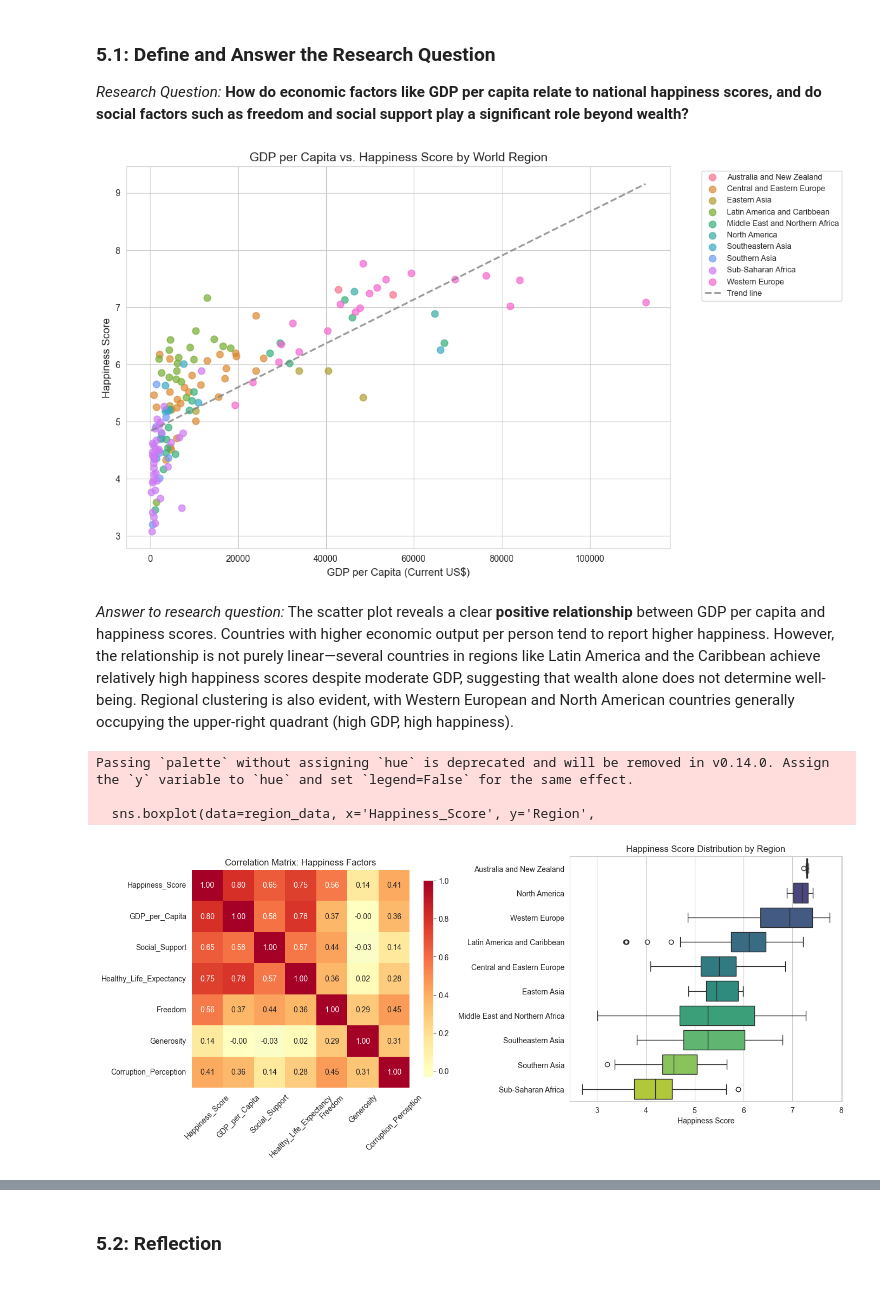
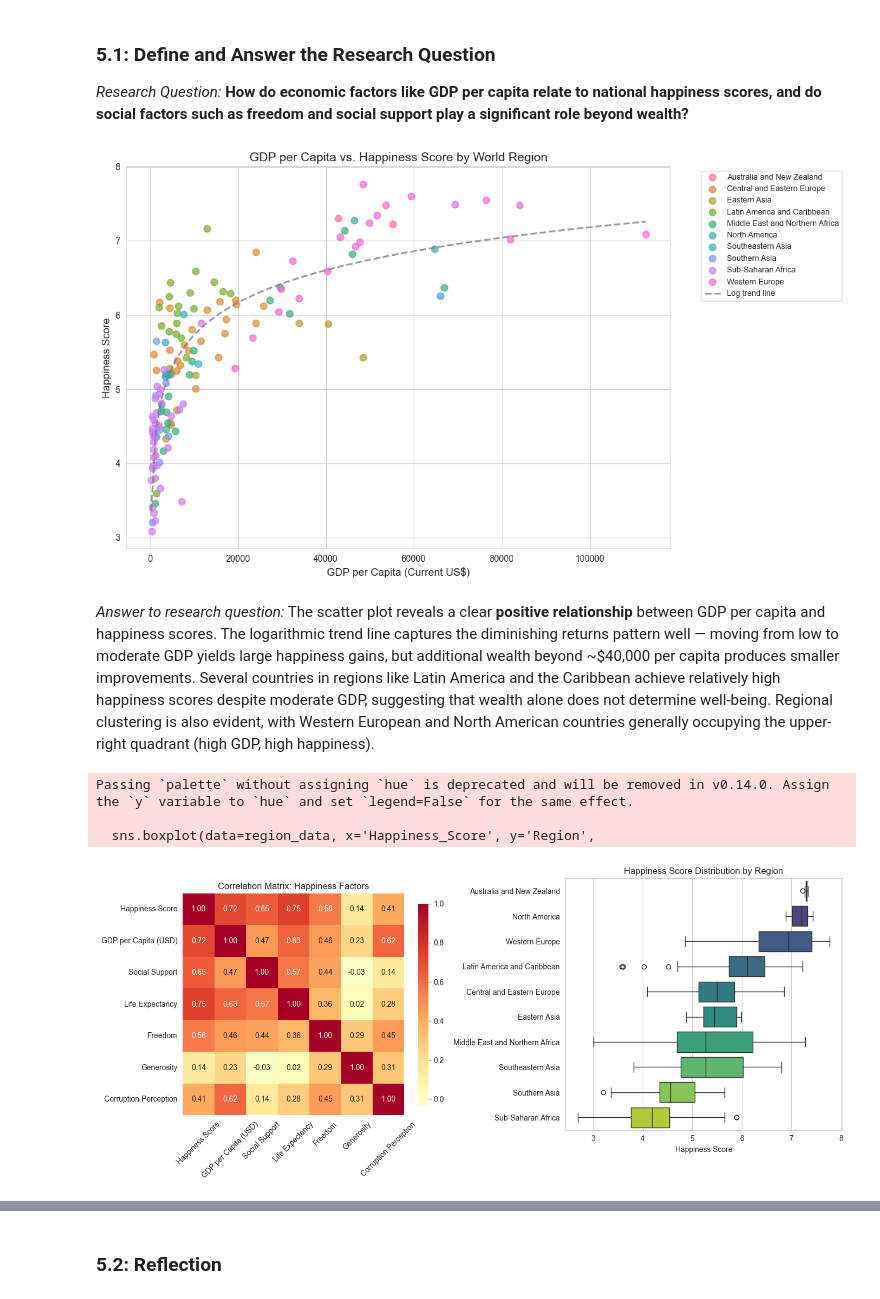
Before and after one commit to trwilcoxson/udacity-data-wrangling, a Jupyter notebook: wrangle_act.ipynb, the cells around one changed output, grey strips where cells are left out. Saved outputs shown, nothing was run; the diff lists cells and outputs as text; code cells hidden in the pictures.

```diff
--- a/wrangle_act.ipynb
+++ b/wrangle_act.ipynb
@@ -776,12 +776,13 @@ for i, region in enumerate(sorted(regions)):
     ax.scatter(subset['GDP_per_Capita_USD'], subset['Happiness_Score'],
                label=region, alpha=0.7, s=60, color=colors[i])
 
-# Add trend line across all data
+# Add logarithmic trend line (better captures diminishing returns of wealth on happiness)
 valid = latest.dropna(subset=['GDP_per_Capita_USD', 'Happiness_Score'])
-z = np.polyfit(valid['GDP_per_Capita_USD'], valid['Happiness_Score'], 1)
+valid_pos = valid[valid['GDP_per_Capita_USD'] > 0]
+z = np.polyfit(np.log(valid_pos['GDP_per_Capita_USD']), valid_pos['Happiness_Score'], 1)
 p = np.poly1d(z)
-x_range = np.linspace(valid['GDP_per_Capita_USD'].min(), valid['GDP_per_Capita_USD'].max(), 100)
-ax.plot(x_range, p(x_range), '--', color='gray', alpha=0.8, linewidth=2, label='Trend line')
+x_range = np.linspace(valid_pos['GDP_per_Capita_USD'].min(), valid_pos['GDP_per_Capita_USD'].max(), 100)
+ax.plot(x_range, p(np.log(x_range)), '--', color='gray', alpha=0.8, linewidth=2, label='Log trend line')
 
 ax.set_xlabel('GDP per Capita (Current US$)', fontsize=12)
 ax.set_ylabel('Happiness Score', fontsize=12)
@@ -791,41 +792,47 @@ plt.tight_layout()
 plt.savefig('visual1_gdp_vs_happiness.png', dpi=150, bbox_inches='tight')
 plt.show()
 # %% [output]
-[figure, old version]
+[figure, new version]
 # %% [markdown]
-*Answer to research question:* The scatter plot reveals a clear **positive relationship** between GDP per capita and happiness scores. Countries with higher economic output per person tend to report higher happiness. However, the relationship is not purely linear—several countries in regions like Latin America and the Caribbean achieve relatively high happiness scores despite moderate GDP, suggesting that wealth alone does not determine well-being. Regional clustering is also evident, with Western European and North American countries generally occupying the upper-right quadrant (high GDP, high happiness).
+*Answer to research question:* The scatter plot reveals a clear **positive relationship** between GDP per capita and happiness scores. The logarithmic trend line captures the diminishing returns pattern well — moving from low to moderate GDP yields large happiness gains, but additional wealth beyond ~$40,000 per capita produces smaller improvements. Several countries in regions like Latin America and the Caribbean achieve relatively high happiness scores despite moderate GDP, suggesting that wealth alone does not determine well-being. Regional clustering is also evident, with Western European and North American countries generally occupying the upper-right quadrant (high GDP, high happiness).
 # %%
-# Visual 2: Grouped bar chart comparing the contribution of social factors to happiness
+# Visual 2: Correlation heatmap and regional box plot
 # This shows whether social factors add explanatory power beyond GDP
 
 fig, axes = plt.subplots(1, 2, figsize=(14, 6))
 
-# Left: Correlation heatmap of key variables
-corr_cols = ['Happiness_Score', 'GDP_per_Capita', 'Social_Support',
+# Left: Correlation heatmap using World Bank GDP (actual USD) to avoid circularity
+# with the WHR's own sub-scores
+corr_cols = ['Happiness_Score', 'GDP_per_Capita_USD', 'Social_Support',
              'Healthy_Life_Expectancy', 'Freedom', 'Generosity', 'Corruption_Perception']
 corr_data = combined[corr_cols].corr()
 
+# Use cleaner display labels
+display_labels = ['Happiness Score', 'GDP per Capita (USD)', 'Social Support',
+                  'Life Expectancy', 'Freedom', 'Generosity', 'Corruption Perception']
+
 sns.heatmap(corr_data, annot=True, fmt='.2f', cmap='RdYlBu_r', center=0,
-            square=True, ax=axes[0], cbar_kws={'shrink': 0.8})
+            square=True, ax=axes[0], cbar_kws={'shrink': 0.8},
+            xticklabels=display_labels, yticklabels=display_labels)
 axes[0].set_title('Correlation Matrix: Happiness Factors', fontsize=12)
 axes[0].tick_params(axis='x', rotation=45)
 
 # Right: Box plot of happiness scores by region
 region_order = (combined.groupby('Region')['Happiness_Score']
                 .median().sort_values(ascending=False).index)
 region_data = combined[combined['Region'].isin(region_order)]
 sns.boxplot(data=region_data, x='Happiness_Score', y='Region',
             order=region_order, palette='viridis', ax=axes[1])
 axes[1].set_title('Happiness Score Distribution by Region', fontsize=12)
 axes[1].set_xlabel('Happiness Score')
 axes[1].set_ylabel('')
 
 plt.tight_layout()
 plt.savefig('visual2_factors_and_regions.png', dpi=150, bbox_inches='tight')
 plt.show()
 # %% [output]
 Passing `palette` without assigning `hue` is deprecated and will be removed in v0.14.0. Assign the `y` variable to `hue` and set `legend=False` for the same effect.
 
   sns.boxplot(data=region_data, x='Happiness_Score', y='Region',
-[figure, old version]
+[figure, new version]
 # %% [markdown]
```
Also changed, not shown: parts of 1 cell of this notebook, 2 other files.
